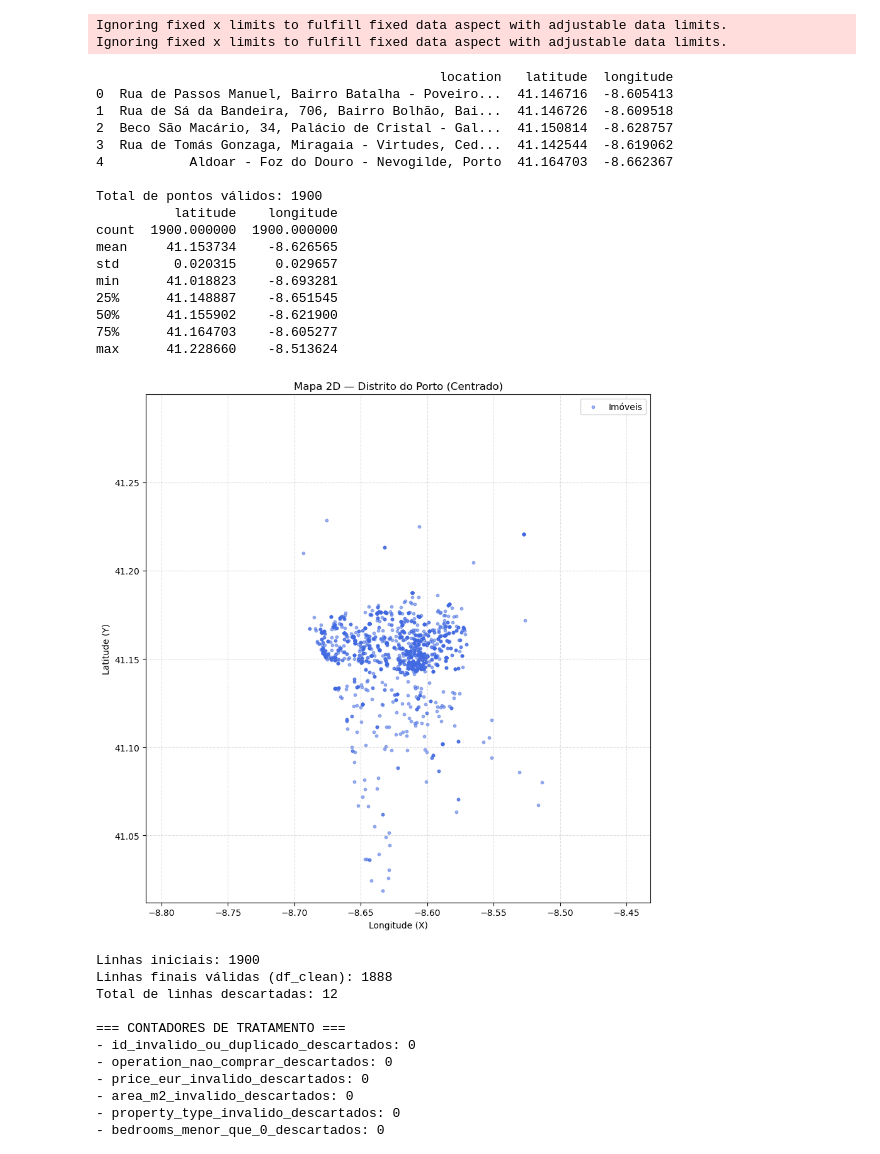
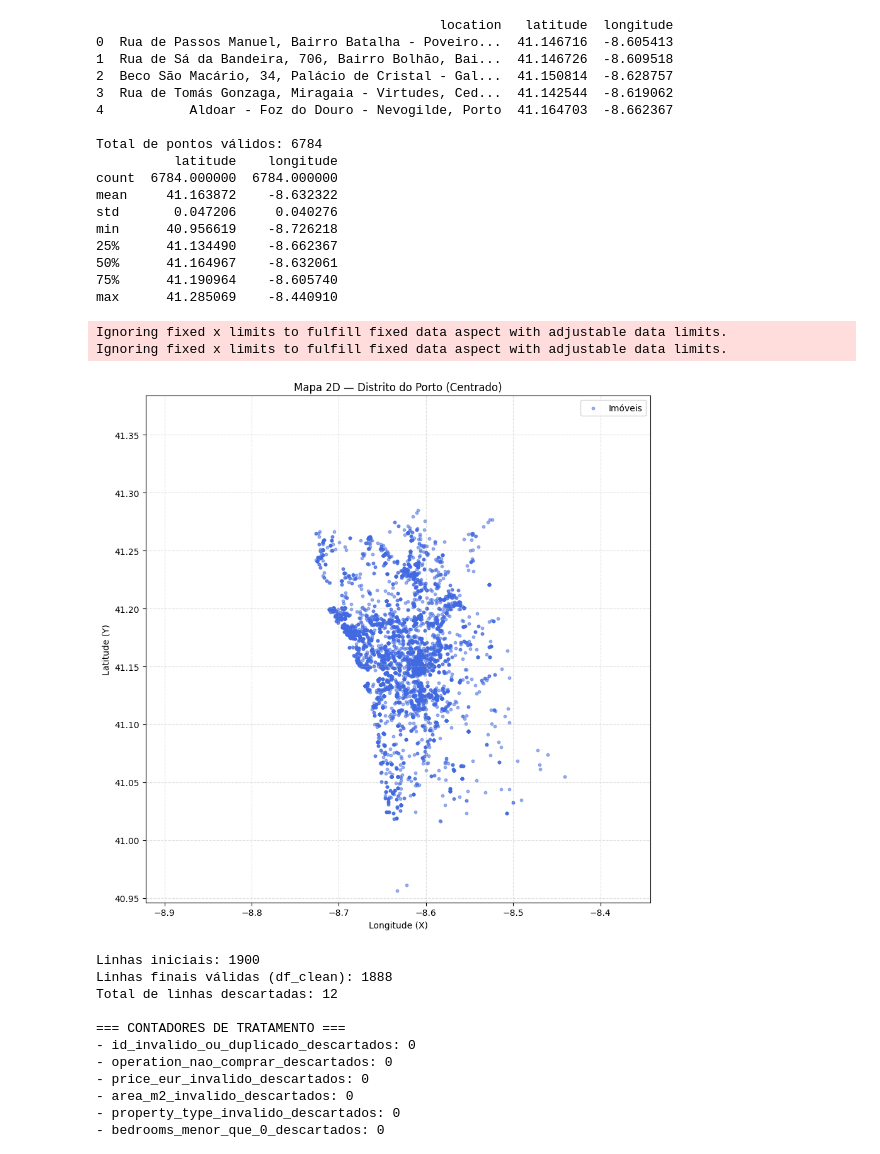
Before and after one commit to AlexandreSaPt/APC_HousePricing, a Jupyter notebook: notebooks/Projeto.ipynb, the cells around one changed output. Drawn from its saved outputs; the diff is of its cells as text; code cells hidden in the pictures.

```diff
--- a/notebooks/Projeto.ipynb
+++ b/notebooks/Projeto.ipynb
@@ -9,7 +9,7 @@ import numpy as np
 import pandas as pd
 
 # 1. Ler o CSV com separador padrão ',' (ignora linhas corrompidas se existirem)
-df_raw = pd.read_csv('porto_district_all_geocoded.csv', sep=',', on_bad_lines='skip')
+df_raw = pd.read_csv('../data/porto_district_all_geocoded.csv', sep=',', on_bad_lines='skip')
 
 # Mostrar as primeiras 5 linhas das colunas relevantes para confirmar a leitura
 print(df_raw[['location', 'latitude', 'longitude']].head())
@@ -56,53 +56,53 @@ else:
   )
   #ax.scatter(
   #    lon_centro,
   #   lat_centro,
   #    color='crimson',
   #    marker='X',
   #    s=120,
   #   zorder=5,
   #   label='Centro',
   #)
 
   # 6. Centrar o enquadramento no elemento central
   ax.set_xlim(lon_centro - max_dx, lon_centro + max_dx)
   ax.set_ylim(lat_centro - max_dy, lat_centro + max_dy)
 
   # Ajusta proporção geográfica se estiver em graus; caso contrário usa proporção 1:1
   if -90 <= lat_centro <= 90:
     ax.set_aspect(1 / np.cos(np.radians(lat_centro)), adjustable='datalim')
   else:
     ax.set_aspect('equal', adjustable='datalim')
 
   ax.set_title('Mapa 2D — Distrito do Porto (Centrado)')
   ax.set_xlabel('Longitude (X)')
   ax.set_ylabel('Latitude (Y)')
   ax.grid(True, linestyle='--', alpha=0.4)
   ax.legend()
 
   plt.tight_layout()
   plt.show()
 # %% [output]
-Ignoring fixed x limits to fulfill fixed data aspect with adjustable data limits.
-Ignoring fixed x limits to fulfill fixed data aspect with adjustable data limits.
+                                            location   latitude  longitude
+0  Rua de Passos Manuel, Bairro Batalha - Poveiro...  41.146716  -8.605413
+1  Rua de Sá da Bandeira, 706, Bairro Bolhão, Bai...  41.146726  -8.609518
+2  Beco São Macário, 34, Palácio de Cristal - Gal...  41.150814  -8.628757
+3  Rua de Tomás Gonzaga, Miragaia - Virtudes, Ced...  41.142544  -8.619062
+4           Aldoar - Foz do Douro - Nevogilde, Porto  41.164703  -8.662367
+
+Total de pontos válidos: 6784
+          latitude    longitude
+count  6784.000000  6784.000000
+mean     41.163872    -8.632322
+std       0.047206     0.040276
+min      40.956619    -8.726218
+25%      41.134490    -8.662367
+50%      41.164967    -8.632061
+75%      41.190964    -8.605740
+max      41.285069    -8.440910
-                                            location   latitude  longitude
-0  Rua de Passos Manuel, Bairro Batalha - Poveiro...  41.146716  -8.605413
-1  Rua de Sá da Bandeira, 706, Bairro Bolhão, Bai...  41.146726  -8.609518
-2  Beco São Macário, 34, Palácio de Cristal - Gal...  41.150814  -8.628757
-3  Rua de Tomás Gonzaga, Miragaia - Virtudes, Ced...  41.142544  -8.619062
-4           Aldoar - Foz do Douro - Nevogilde, Porto  41.164703  -8.662367
-
-Total de pontos válidos: 1900
-          latitude    longitude
-count  1900.000000  1900.000000
-mean     41.153734    -8.626565
-std       0.020315     0.029657
-min      41.018823    -8.693281
-25%      41.148887    -8.651545
-50%      41.155902    -8.621900
-75%      41.164703    -8.605277
-max      41.228660    -8.513624
+Ignoring fixed x limits to fulfill fixed data aspect with adjustable data limits.
+Ignoring fixed x limits to fulfill fixed data aspect with adjustable data limits.
-[figure, old version]
+[figure, new version]
 # %%
 #### Tratamento de dados
 # se n tiver id unico n é um dado válido. Segundo dado descartado. Deve ter um contador do numero de vezes q aconteceu
```
